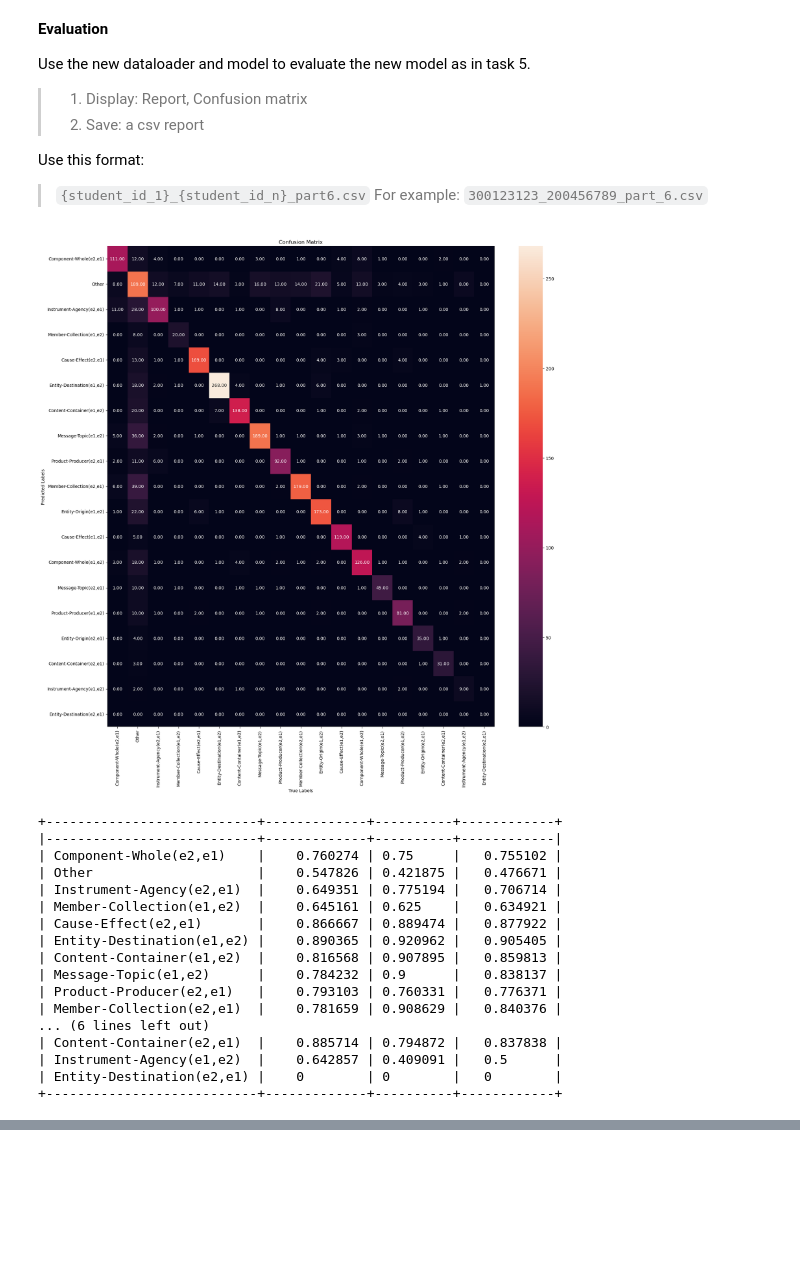
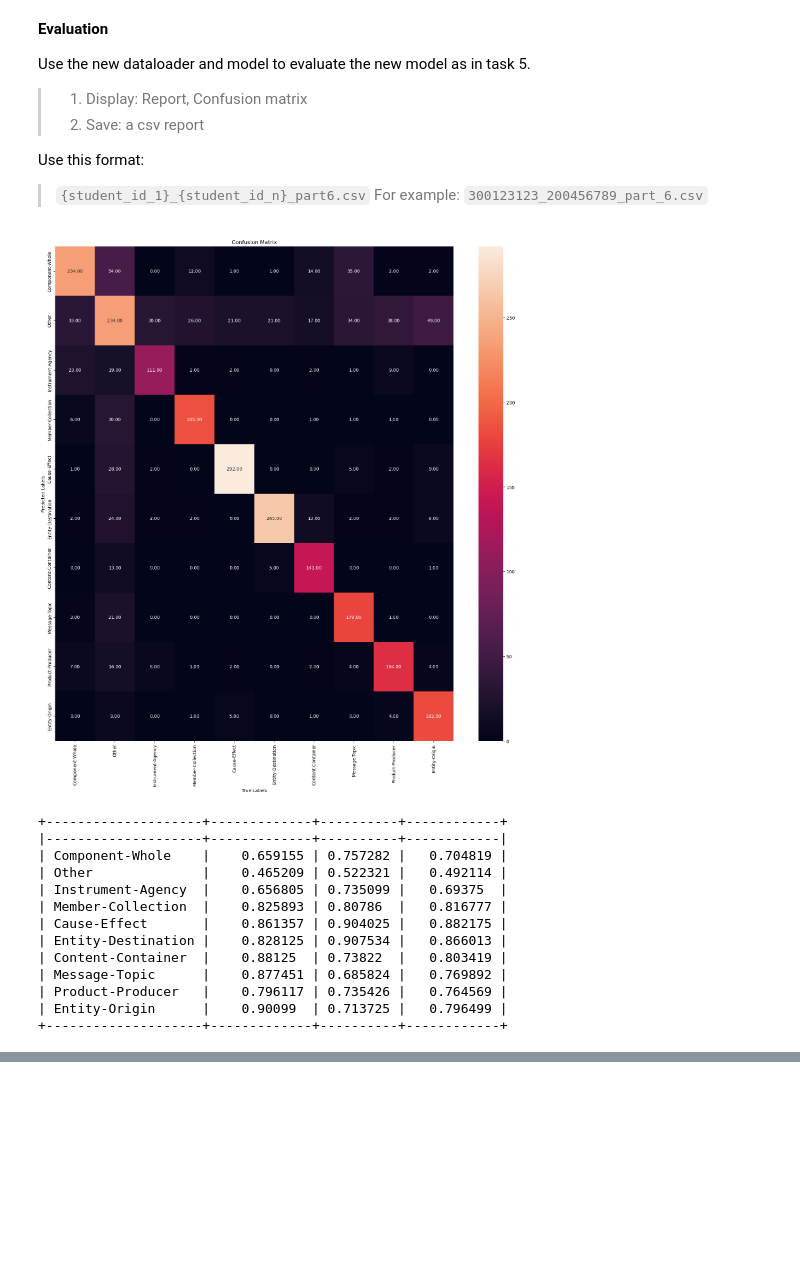
Before and after one commit to Lior-Baruch/NLP, a Jupyter notebook: HW4/Assignment_4_RC.ipynb, the cells around one changed output, grey strips where cells are left out. Drawn from its saved outputs; the diff is of its cells as text; code cells hidden in the pictures; blank space fills up the shorter version.

Commit message:
done part7

```diff
--- a/HW4/Assignment_4_RC.ipynb
+++ b/HW4/Assignment_4_RC.ipynb
@@ -855,8 +786,8 @@ test_dataloader_with_entity_markers = data_utils.DataLoader(test_dataset_with_en
 # %%
-# # test the dataloaders
-# for batch in train_dataloader_with_entity_markers:
-#     token_ids, label_ids, index_tuples = batch
-#     print('token_ids:', token_ids)
-#     print('label_ids:', label_ids)
-#     print('index_tuples:', index_tuples)
-#     break
+# test the dataloaders
+for batch in train_dataloader_with_entity_markers:
+    token_ids, label_ids, index_tuples = batch
+    print('token_ids shape:', token_ids.shape)
+    print('label_ids shape:', label_ids.shape)
+    print('index_tuples shape:', index_tuples.shape)
+    break
@@ -886,31 +817,38 @@ Create a new model that uses the "entity markers - Entity start" method.
 # %% [markdown]
 Use the new dataloader and model to train the new model as in task 4.
 # %%
-DEVICE = 'cuda'
 class MTB(nn.Module):
     def __init__(self, base_model, num_labels):
         super(MTB, self).__init__()
         self.base_model = base_model
-        # freeze all layer of base model except the classification,pooler and 11th layer
+        self.classifier = nn.Linear(self.base_model.config.hidden_size * 2, num_labels)
+
+        # freeze all layer of base model except the classifier,pooler and 11th layer
         for name, param in self.base_model.named_parameters():
             if 'classifier' not in name and 'pooler' not in name and 'layer.11' not in name:
                 param.requires_grad = False
             else:
                 param.requires_grad = True
 
-        self.classifier = nn.Linear(self.base_model.config.hidden_size * 2, num_labels)
-        print(self.base_model.config.hidden_size)
-
     def forward(self, token_ids, index_tuples):
+        # get the last hidden states from the base model
         outputs = self.base_model.forward(token_ids)
         last_hidden_states = outputs[0]
+
+        # get the indices of the entity markers
         index_tuples_E1 = index_tuples[:,0]
         index_tuples_E2 = index_tuples[:,2]
+
+        # get the representations of the entities
         E1_rep = last_hidden_states[torch.arange(len(index_tuples)), index_tuples_E1]
         E2_rep = last_hidden_states[torch.arange(len(index_tuples)), index_tuples_E2]
 
+        # concatenate the representations of the entities
         E1_E2_rep = torch.cat([E1_rep, E2_rep], dim=1)
+
+        # pass the concatenated representations through the classifier
         logits = self.classifier(E1_E2_rep)
+
         return logits
 # %%
 base_model_MTB = AutoModel.from_pretrained('bert-base-uncased')
@@ -1071,7 +1041,7 @@ Use this format:
 > `{student_id_1}_{student_id_n}_part6.csv`
 > For example: `300123123_200456789_part_6.csv`
 # %%
-def evaluate_MTB(model, test_dataloader):
+def predict_MTB(model, test_dataloader):
   model.eval()
   y_true = []
   y_pred = []
@@ -1089,45 +1059,39 @@ def evaluate_MTB(model, test_dataloader):
 
   return y_pred, y_true
 # %%
-# TO DO
+y_pred_MTB, y_true_MTB = predict_MTB(model_MTB, test_dataloader_with_entity_markers)
 
-#training(model_part3, n_epochs, train_data, dev_data)
-y_pred, y_true = evaluate_MTB(model_MTB, test_dataloader_with_entity_markers)
 # convert the label ids to labels
-y_pred_str = [id2label_with_entity_markers[id] for id in y_pred]
-y_true_str = [id2label_with_entity_markers[id] for id in y_true]
+y_pred_str_MTB = [id2label_with_entity_markers[id] for id in y_pred_MTB]
+y_true_str_MTB = [id2label_with_entity_markers[id] for id in y_true_MTB]
 
-report_MTB = get_report(y_pred_str, y_true_str, list(label2id_with_entity_markers.keys()))
-cm_MTB = get_cm_matrix(y_pred_str, y_true_str, list(label2id_with_entity_markers.keys()))
+report_MTB = get_report(y_pred_str_MTB, y_true_str_MTB, list(label2id_with_entity_markers.keys()))
+cm_MTB = get_cm_matrix(y_pred_str_MTB, y_true_str_MTB, list(label2id_with_entity_markers.keys()))
 
 # plot the confusion matrix
 plt.figure(figsize=(20, 20))
 sns.heatmap(cm_MTB, annot=True, fmt='.2f')
 plt.title('Confusion Matrix')
 plt.xlabel('True Labels')
 plt.ylabel('Predicted Labels')
 plt.show()
 
 print(tabulate(report_MTB, headers='keys', tablefmt='psql'))
 
 # display()
 # save()
 # %% [output]
-[figure, old version]
+[figure, new version]
-+---------------------------+-------------+----------+------------+
-|---------------------------+-------------+----------+------------|
-| Component-Whole(e2,e1)    |    0.760274 | 0.75     |   0.755102 |
-| Other                     |    0.547826 | 0.421875 |   0.476671 |
-| Instrument-Agency(e2,e1)  |    0.649351 | 0.775194 |   0.706714 |
-| Member-Collection(e1,e2)  |    0.645161 | 0.625    |   0.634921 |
-| Cause-Effect(e2,e1)       |    0.866667 | 0.889474 |   0.877922 |
-| Entity-Destination(e1,e2) |    0.890365 | 0.920962 |   0.905405 |
-| Content-Container(e1,e2)  |    0.816568 | 0.907895 |   0.859813 |
-| Message-Topic(e1,e2)      |    0.784232 | 0.9      |   0.838137 |
-| Product-Producer(e2,e1)   |    0.793103 | 0.760331 |   0.776371 |
-| Member-Collection(e2,e1)  |    0.781659 | 0.908629 |   0.840376 |
-... (6 lines left out)
-| Content-Container(e2,e1)  |    0.885714 | 0.794872 |   0.837838 |
-| Instrument-Agency(e1,e2)  |    0.642857 | 0.409091 |   0.5      |
-| Entity-Destination(e2,e1) |    0        | 0        |   0        |
-+---------------------------+-------------+----------+------------+
++--------------------+-------------+----------+------------+
+|--------------------+-------------+----------+------------|
+| Component-Whole    |    0.659155 | 0.757282 |   0.704819 |
+| Other              |    0.465209 | 0.522321 |   0.492114 |
+| Instrument-Agency  |    0.656805 | 0.735099 |   0.69375  |
+| Member-Collection  |    0.825893 | 0.80786  |   0.816777 |
+| Cause-Effect       |    0.861357 | 0.904025 |   0.882175 |
+| Entity-Destination |    0.828125 | 0.907534 |   0.866013 |
+| Content-Container  |    0.88125  | 0.73822  |   0.803419 |
+| Message-Topic      |    0.877451 | 0.685824 |   0.769892 |
+| Product-Producer   |    0.796117 | 0.735426 |   0.764569 |
+| Entity-Origin      |    0.90099  | 0.713725 |   0.796499 |
++--------------------+-------------+----------+------------+
```
Also changed, not shown: parts of 56 cells of this notebook, 1 other file.
